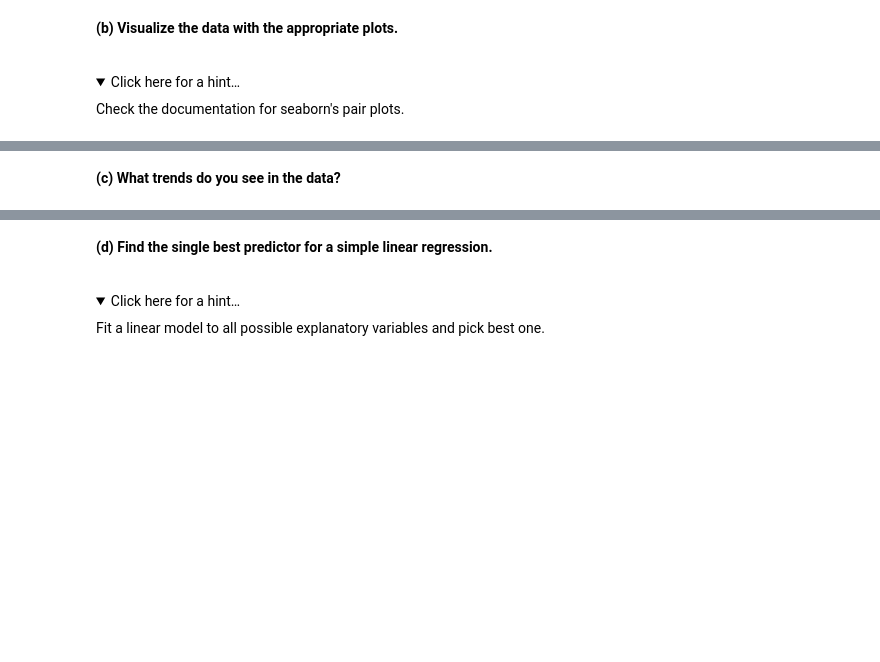
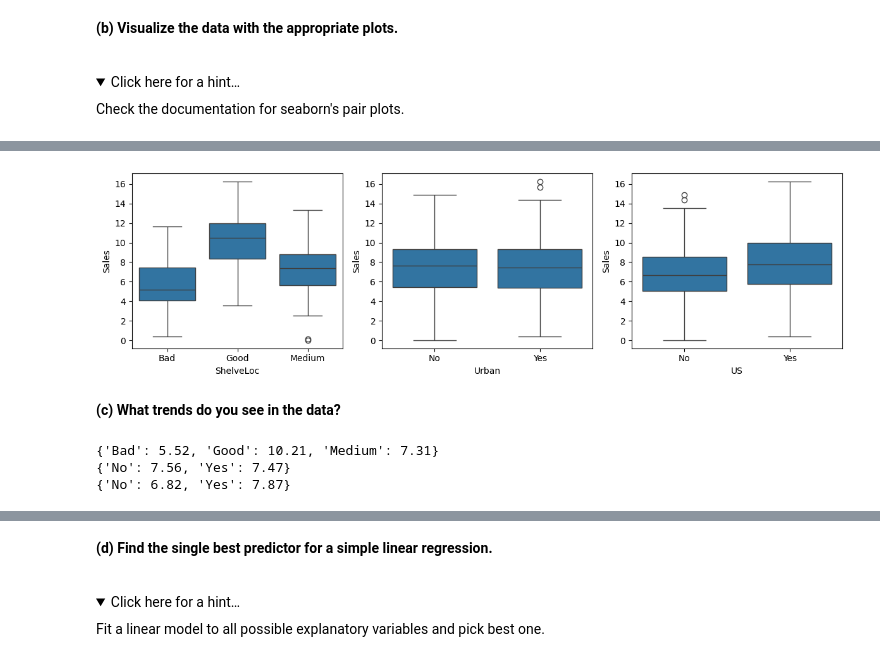
Before and after one commit to crsbln/ds-linear-regression, a Jupyter notebook: 5_multiple_linear_regression_exercise.ipynb, the cells around one changed output, grey strips where cells are left out. Drawn from its saved outputs; the diff is of its cells as text; code cells hidden in the pictures; folded sections open; blank space fills up the shorter version.

```diff
--- a/5_multiple_linear_regression_exercise.ipynb
+++ b/5_multiple_linear_regression_exercise.ipynb
@@ -29,2 +94,19 @@ Check the documentation for seaborn's pair plots.
+# %%
+# The three text columns: average Sales per category
+fig, axes = plt.subplots(1, 3, figsize=(12, 3.5))
+for col, ax in zip(["ShelveLoc", "Urban", "US"], axes):
+    sns.boxplot(data=carseats, x=col, y="Sales", ax=ax,
+                order=sorted(carseats[col].unique()))
+plt.tight_layout()
+# %% [output]
+[figure, added]
 # %% [markdown]
 **(c) What trends do you see in the data?**
+# %%
+# Average sales per category of the three text columns
+for col in ["ShelveLoc", "Urban", "US"]:
+    print(carseats.groupby(col)["Sales"].mean().round(2).to_dict())
+# %% [output]
+{'Bad': 5.52, 'Good': 10.21, 'Medium': 7.31}
+{'No': 7.56, 'Yes': 7.47}
+{'No': 6.82, 'Yes': 7.87}
```
Also changed, not shown: parts of 19 cells of this notebook, 6 other files.
